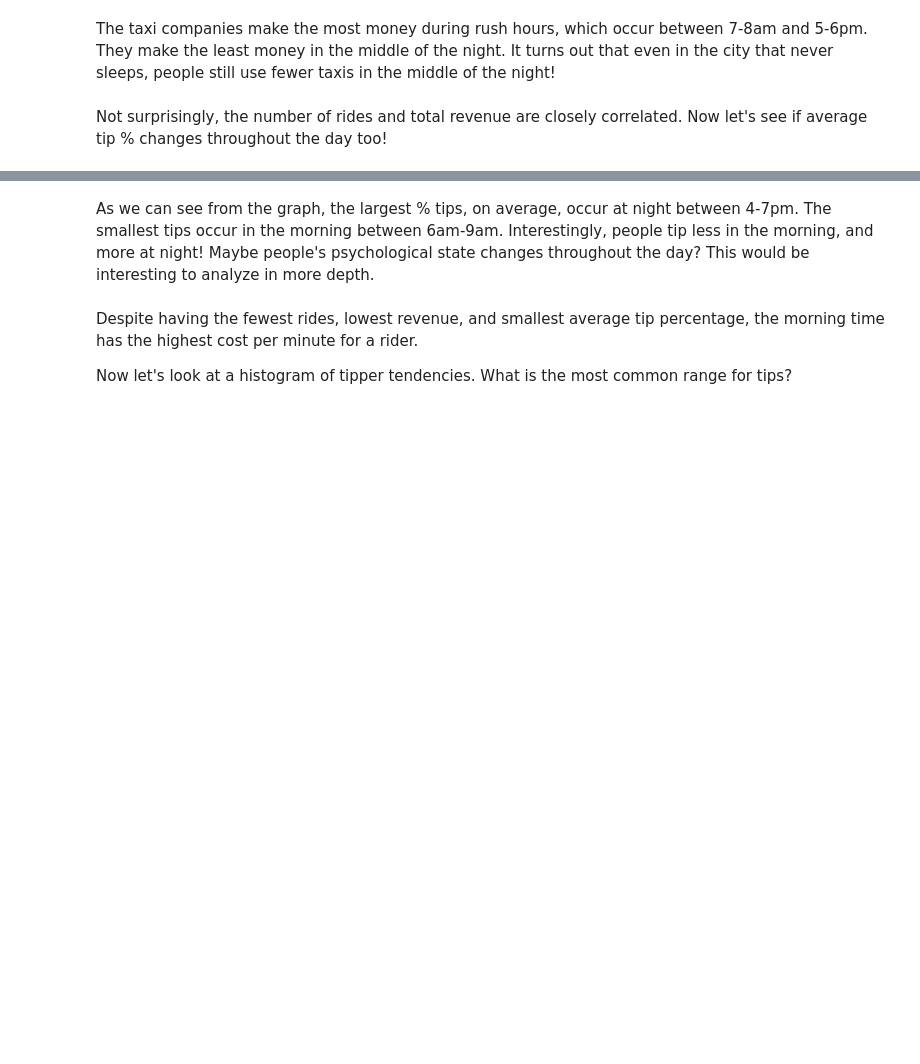
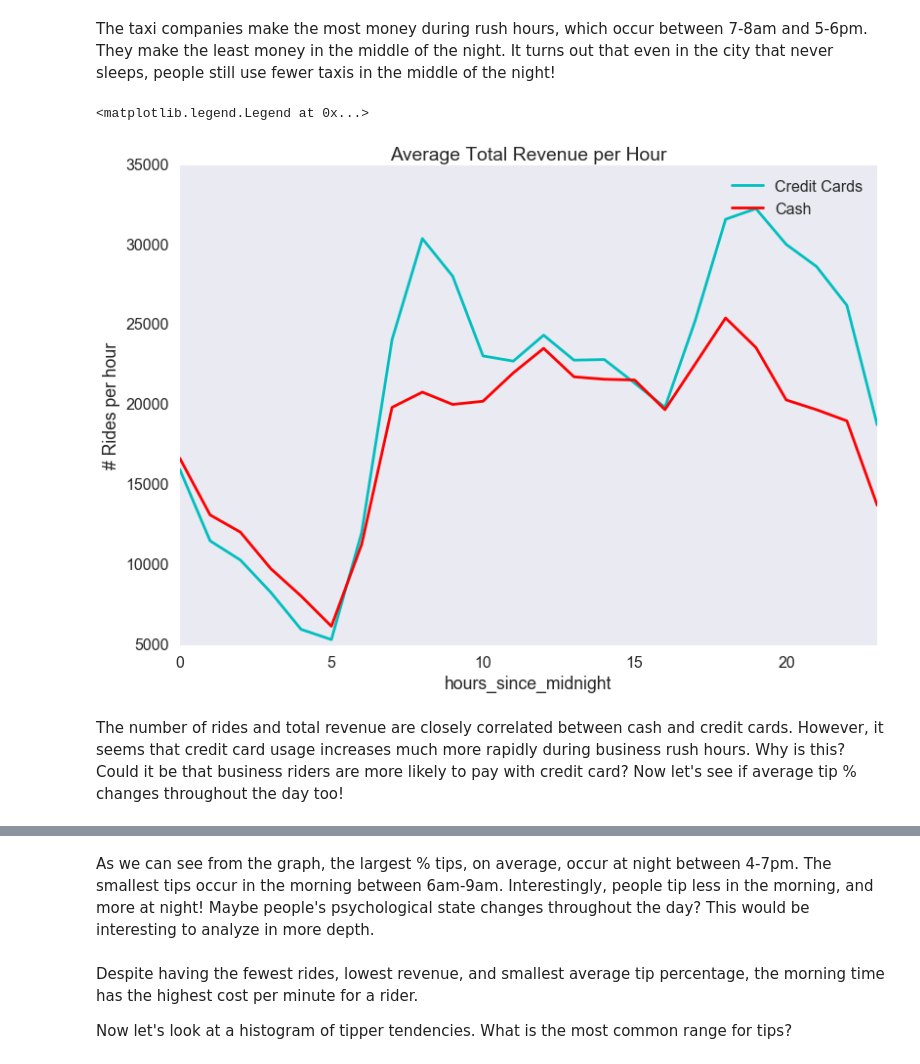
Before and after one commit to AOrlov8957/CS109FinalProject, a Jupyter notebook: Final Project Notebook.ipynb, the cells around one changed output, grey strips where cells are left out. Saved outputs shown, nothing was run; the diff lists cells and outputs as text; code cells hidden in the pictures; blank space fills up the shorter version.

```diff
--- a/Final Project Notebook.ipynb
+++ b/Final Project Notebook.ipynb
@@ -312,12 +415,20 @@ The taxi companies make the most money during rush hours, which occur between 7-
 # %%
 ##Rides per hour at different times of day
 rides_per_hour = merged2013df.groupby(['hours_since_midnight'])['medallion'].count()
-ax = rides_per_hour.plot(kind='line', x='hours_since_midnight', y='medallion')
+ax = rides_per_hour.plot(kind='line', x='hours_since_midnight', y='medallion', label="Credit Cards", color='c')
 ax.set_xlabel("Hours since Midnight")
 ax.set_ylabel("# Rides per hour")
 plt.savefig("images/rides_per_hour_vs_timeofday")
+
+rides_per_hour2 = cashdf.groupby(['hours_since_midnight'])['medallion'].count()
+rides_per_hour2.plot(kind='line', x='hours_since_midnight', y='medallion',color='r',title='Average Total Revenue per Hour', label="Cash", ax=ax)
+plt.legend()
+# %% [output]
+<matplotlib.legend.Legend at 0x...>
+[figure, added]
 # %% [markdown]
-Not surprisingly, the number of rides and total revenue are closely correlated. Now let's see if average tip % changes throughout the day too!
+The number of rides and total revenue are closely correlated between cash and credit cards. However, it seems that credit card usage increases much more rapidly during business rush hours. Why is this? Could it be that business riders are more likely to pay with credit card?
+Now let's see if average tip % changes throughout the day too!
 # %%
 merged2013df['hours_since_midnight'] = np.floor(merged2013df['secs_since_midnight']/3600).apply(lambda x: int(x))
 small_df = merged2013df.groupby(['hours_since_midnight'])['tip_amount_normalized'].mean().apply(lambda x: x*100)
```
Also changed, not shown: parts of 80 cells of this notebook, 2 other files.
